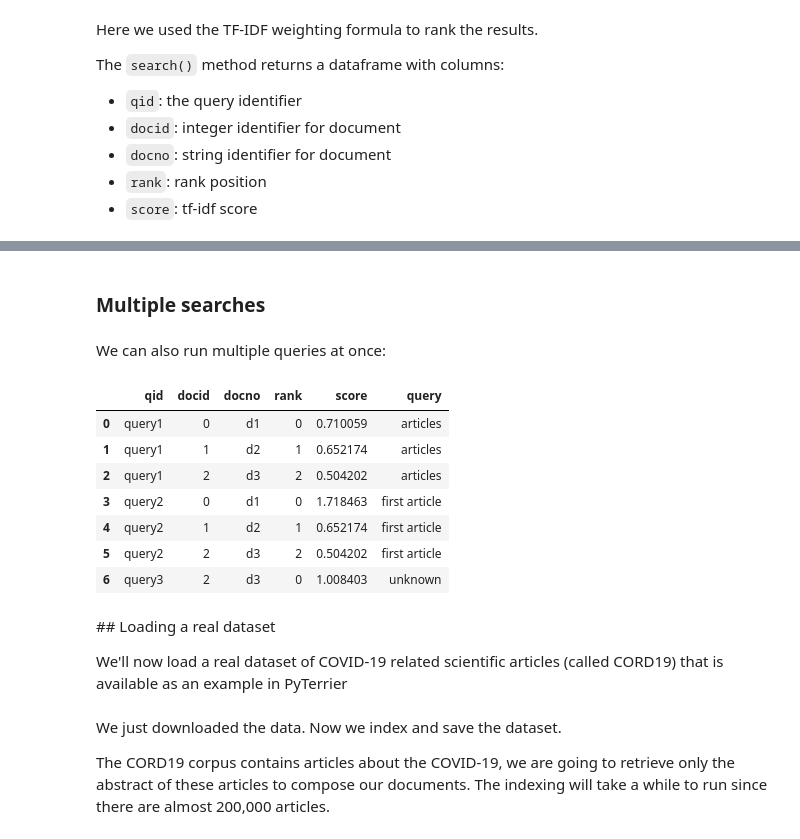
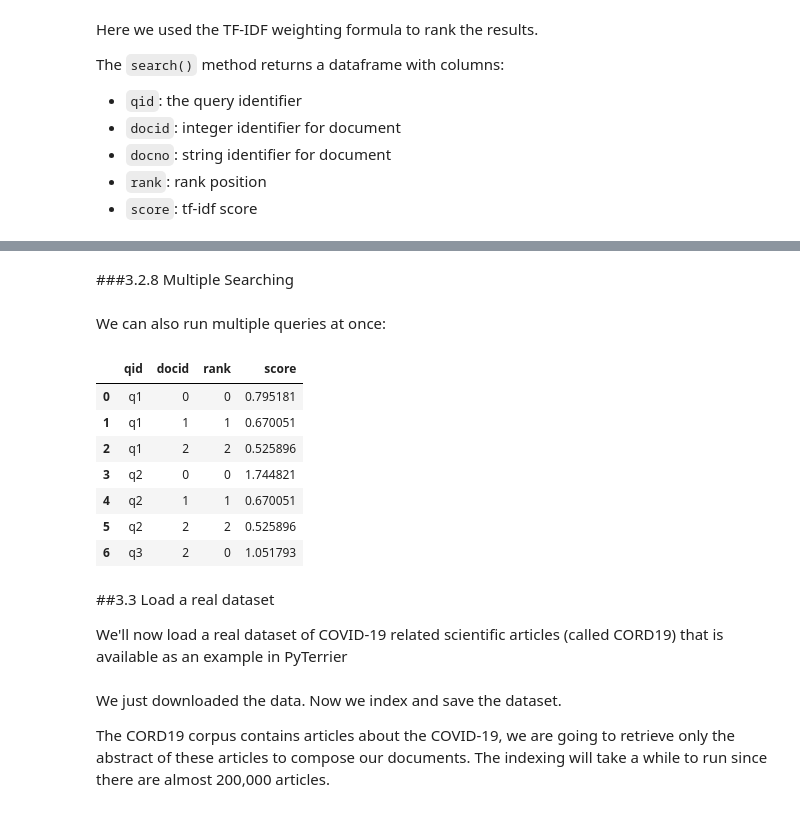
Before and after one commit to Mohammad-Amirifard/NLP_Tutorial, a Jupyter notebook: 03_Interacting_with_Document_Search_Engines.ipynb, the cells around one changed output, grey strips where cells are left out. Cells and saved outputs as stored; diff of their text form; code cells hidden in the pictures.

```diff
--- a/03_Interacting_with_Document_Search_Engines.ipynb
+++ b/03_Interacting_with_Document_Search_Engines.ipynb
@@ -315,20 +348,32 @@ bm25_results [["docid", "docno", "rank", "score"]]
-# %% [markdown]
-### Multiple searches
+# %% [markdown]
+###3.2.8 Multiple Searching
 # %% [markdown]
 We can also run multiple queries at once:
-# %%
-queries = pd.DataFrame([["query1", "articles"], ["query2", "first article"], ["query3", "unknown"]], columns=["qid", "query"])
-br(queries)
-# %% [output]
-|  | qid | docid | docno | rank | score | query |
-| 0 | query1 | 0 | d1 | 0 | 0.710059 | articles |
-| 1 | query1 | 1 | d2 | 1 | 0.652174 | articles |
-| 2 | query1 | 2 | d3 | 2 | 0.504202 | articles |
-| 3 | query2 | 0 | d1 | 0 | 1.718463 | first article |
-| 4 | query2 | 1 | d2 | 1 | 0.652174 | first article |
-| 5 | query2 | 2 | d3 | 2 | 0.504202 | first article |
-| 6 | query3 | 2 | d3 | 0 | 1.008403 | unknown |
+# %%
+# Define multiple queries correctly
+queries = pd.DataFrame({
+    "qid": ["q1", "q2", "q3"],
+    "query": ["articles", "first article", "unknown"]
+})
+
+# Use the recommended Retriever class (not the deprecated BatchRetrieve)
+retriever = pt.terrier.Retriever(index, wmodel="TF_IDF")
+
+# Run the search
+tf_idf_results = retriever.transform(queries)
+
+# Display results
+display(tf_idf_results[["qid", "docid", "rank", "score"]])
+# %% [output]
+|  | qid | docid | rank | score |
+| 0 | q1 | 0 | 0 | 0.795181 |
+| 1 | q1 | 1 | 1 | 0.670051 |
+| 2 | q1 | 2 | 2 | 0.525896 |
+| 3 | q2 | 0 | 0 | 1.744821 |
+| 4 | q2 | 1 | 1 | 0.670051 |
+| 5 | q2 | 2 | 2 | 0.525896 |
+| 6 | q3 | 2 | 0 | 1.051793 |
 # %% [markdown]
-## Loading a real dataset
+##3.3 Load a real dataset
 
 We'll now load a real dataset of COVID-19 related scientific articles (called CORD19) that is available as an example in PyTerrier
```
Also changed, not shown: parts of 26 cells of this notebook.
